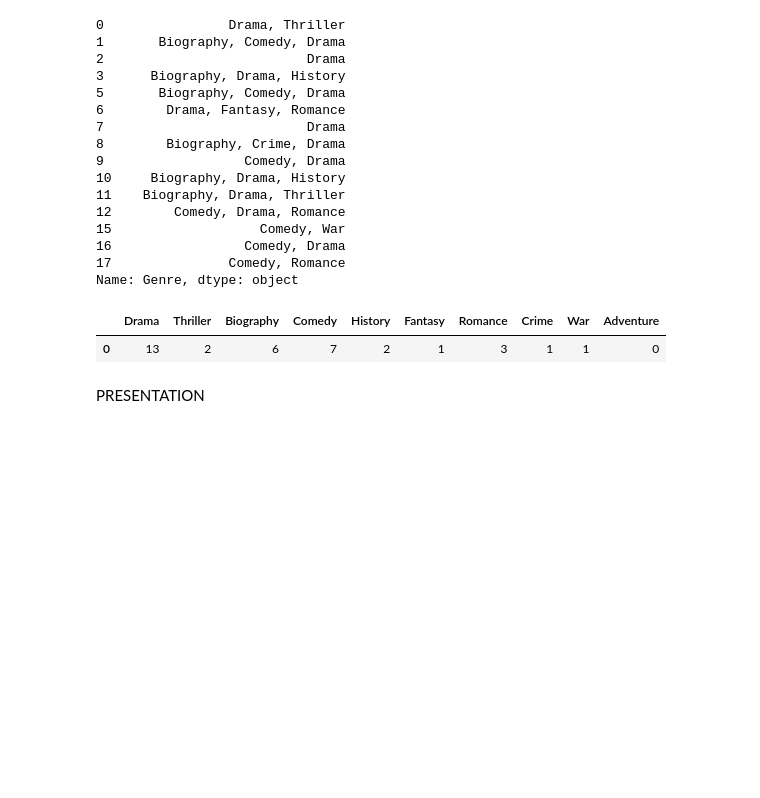
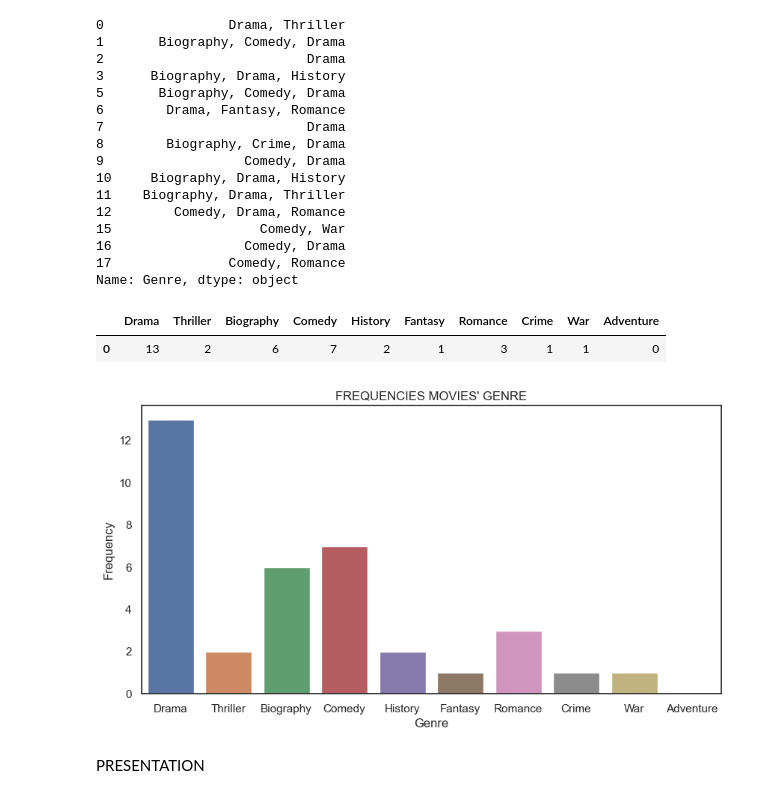
Before and after one commit to 3Grey6Jedi9/Data-Analysis-Project-08, a Jupyter notebook: movie_analysis.ipynb, the cells around one changed output. Cells and saved outputs as stored; diff of their text form; code cells hidden in the pictures; blank space fills up the shorter version.

```diff
--- a/movie_analysis.ipynb
+++ b/movie_analysis.ipynb
@@ -378,6 +378,18 @@ genre_frequency
 # %% [output]
 |  | Drama | Thriller | Biography | Comedy | History | Fantasy | Romance | Crime | War | Adventure |
 | 0 | 13 | 2 | 6 | 7 | 2 | 1 | 3 | 1 | 1 | 0 |
+# %%
+fig = plt.figure(figsize=(10,5))
+
+plt.xlabel("Genre")
+plt.ylabel("Frequency")
+plt.title("FREQUENCIES MOVIES' GENRE")
+
+sns.barplot(data=genre_frequency)
+
+plt.show()
+# %% [output]
+[figure, added]
 # %% [markdown]
 PRESENTATION
 # %% [markdown]
```
